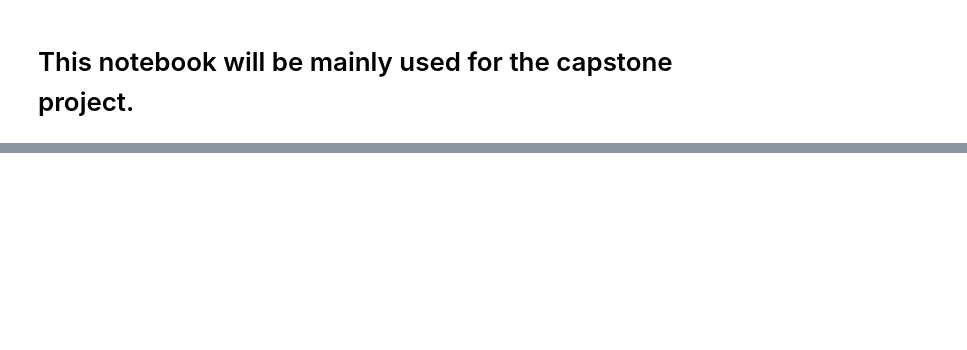
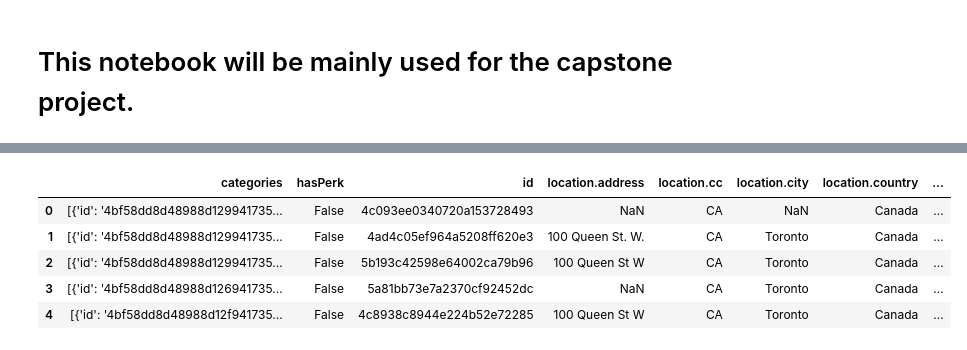
Before and after one commit to Parthj2945/Github-example, a Jupyter notebook: Notebook 1.ipynb, the cells around one changed output, grey strips where cells are left out. Cells and saved outputs as stored; diff of their text form; code cells hidden in the pictures; blank space fills up the shorter version.

```diff
--- a/Notebook 1.ipynb
+++ b/Notebook 1.ipynb
@@ -45,0 +145,18 @@ dfc.head()
+# %%
+#Send the GET request and examine the results
+results = requests.get(url).json()
+results
+
+# assign relevant part of JSON to venues
+venues = results['response']['venues']
+
+# tranform venues into a dataframe
+dataframe = json_normalize(venues)
+dataframe.head()
+# %% [output]
+|  | categories | hasPerk | id | location.address | location.cc | location.city | location.country | ... |
+| 0 | [{'id': '4bf58dd8d48988d129941735... | False | 4c093ee0340720a153728493 | NaN | CA | NaN | Canada | ... |
+| 1 | [{'id': '4bf58dd8d48988d129941735... | False | 4ad4c05ef964a5208ff620e3 | 100 Queen St. W. | CA | Toronto | Canada | ... |
+| 2 | [{'id': '4bf58dd8d48988d129941735... | False | 5b193c42598e64002ca79b96 | 100 Queen St W | CA | Toronto | Canada | ... |
+| 3 | [{'id': '4bf58dd8d48988d126941735... | False | 5a81bb73e7a2370cf92452dc | NaN | CA | Toronto | Canada | ... |
+| 4 | [{'id': '4bf58dd8d48988d12f941735... | False | 4c8938c8944e224b52e72285 | 100 Queen St W | CA | Toronto | Canada | ... |
```
Also changed, not shown: parts of 14 cells of this notebook.
